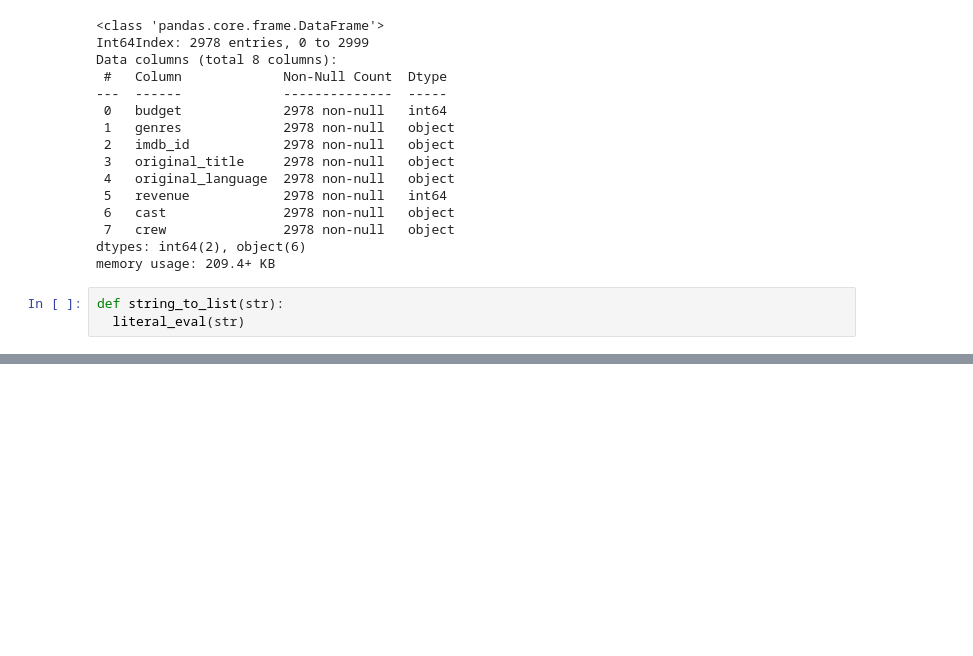
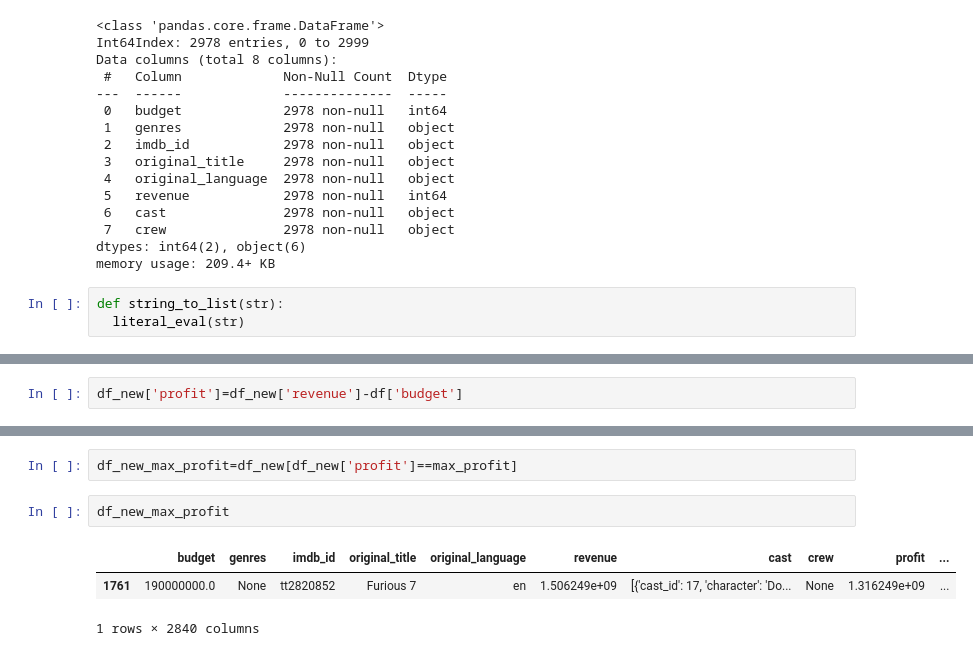
Before and after one commit to micahjoseph/EDA-ON-IMDB-DATASET-, a Jupyter notebook: Copy_of_M1W3_Guided_Project_EDA_on_IMDB_Dataset.ipynb, the cells around one changed output, grey strips where cells are left out. Cells and saved outputs as stored; diff of their text form; blank space fills up the shorter version.

```diff
--- a/Copy_of_M1W3_Guided_Project_EDA_on_IMDB_Dataset.ipynb
+++ b/Copy_of_M1W3_Guided_Project_EDA_on_IMDB_Dataset.ipynb
@@ -158,0 +225,2 @@ ValueError: ignored
+# %%
+df_new['profit']=df_new['revenue']-df['budget']
@@ -158,0 +232,8 @@ ValueError: ignored
+# %%
+df_new_max_profit=df_new[df_new['profit']==max_profit]
+# %%
+df_new_max_profit
+# %% [output]
+|  | budget | genres | imdb_id | original_title | original_language | revenue | cast | crew | profit | ... |
+| 1761 | 190000000.0 | None | tt2820852 | Furious 7 | en | 1.506249e+09 | [{'cast_id': 17, 'character': 'Do... | None | 1.316249e+09 | ... |
+1 rows × 2840 columns
```
Also changed, not shown: parts of 15 cells of this notebook.
